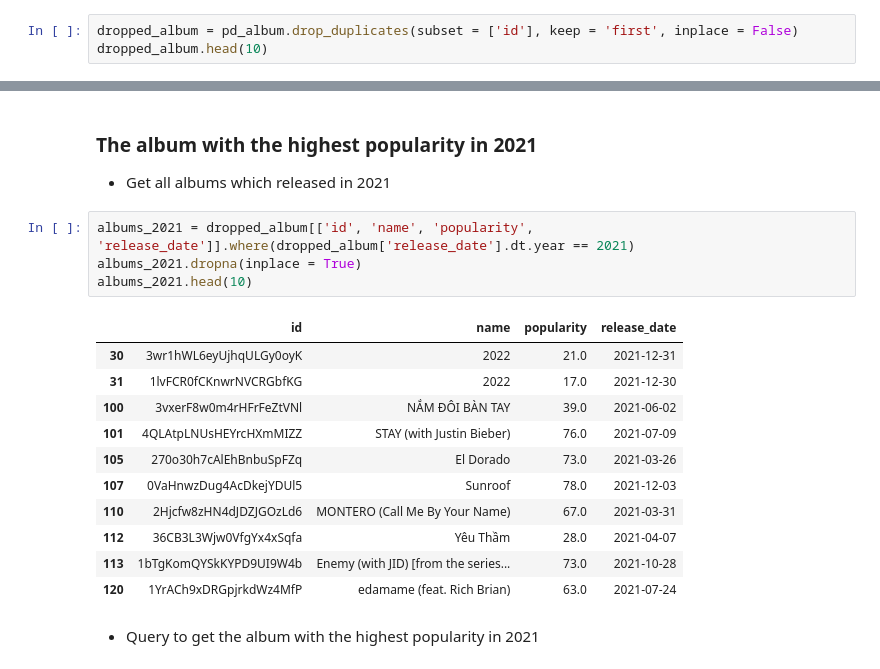
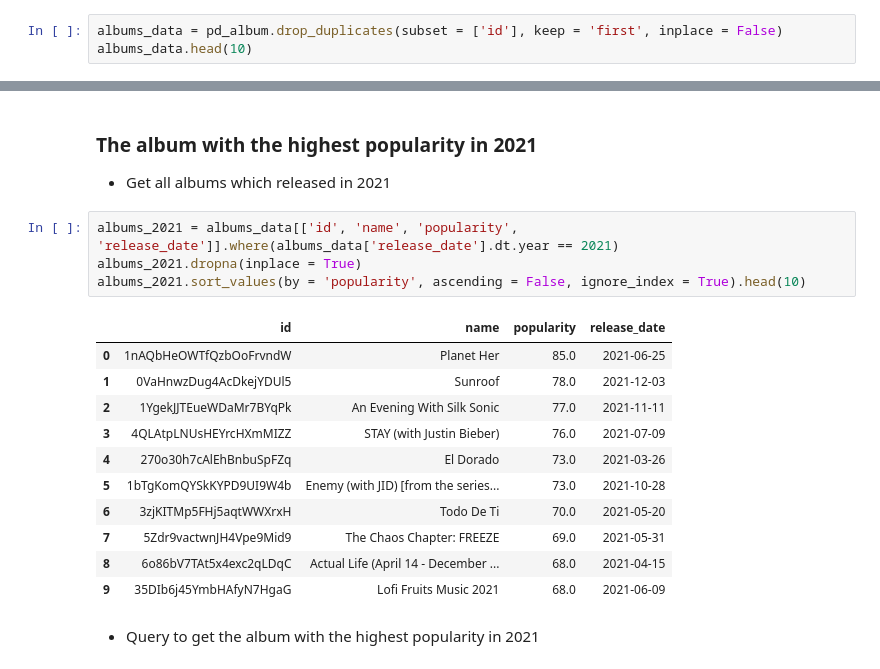
Before and after one commit to quytrungg/Final_Project_CSC14119, a Jupyter notebook: albums_data_exploration.ipynb, the cells around one changed output, grey strips where cells are left out. Drawn from its saved outputs; the diff is of its cells as text.

```diff
--- a/albums_data_exploration.ipynb
+++ b/albums_data_exploration.ipynb
@@ -146,8 +148,8 @@ Ex: 2022-11-20 00:00:00
 # %% [markdown]
 ### <b>Drop duplicated albums</b>
 # %%
-dropped_album = pd_album.drop_duplicates(subset = ['id'], keep = 'first', inplace = False)
-dropped_album.head(10)
+albums_data = pd_album.drop_duplicates(subset = ['id'], keep = 'first', inplace = False)
+albums_data.head(10)
 # %% [output]
 |  | id | name | popularity | available_markets | release_date | total_tracks |
 | 0 | 7lPoGKpCGgdKFAxpudhAH5 | Speak Your Mind (Deluxe) | 72 | 183 | 2018-04-27 | 18 |
@@ -229,21 +231,21 @@ display(albums_2022.loc[(albums_2022['popularity'] >= albums_2022['popularity'].
 ### <b>The album with the highest popularity in 2021</b>
 - Get all albums which released in 2021
 # %%
-albums_2021 = dropped_album[['id', 'name', 'popularity', 'release_date']].where(dropped_album['release_date'].dt.year == 2021)
+albums_2021 = albums_data[['id', 'name', 'popularity', 'release_date']].where(albums_data['release_date'].dt.year == 2021)
 albums_2021.dropna(inplace = True)
-albums_2021.head(10)
+albums_2021.sort_values(by = 'popularity', ascending = False, ignore_index = True).head(10)
 # %% [output]
 |  | id | name | popularity | release_date |
-| 30 | 3wr1hWL6eyUjhqULGy0oyK | 2022 | 21.0 | 2021-12-31 |
-| 31 | 1lvFCR0fCKnwrNVCRGbfKG | 2022 | 17.0 | 2021-12-30 |
-| 100 | 3vxerF8w0m4rHFrFeZtVNl | NẮM ĐÔI BÀN TAY | 39.0 | 2021-06-02 |
-| 101 | 4QLAtpLNUsHEYrcHXmMIZZ | STAY (with Justin Bieber) | 76.0 | 2021-07-09 |
-| 105 | 270o30h7cAlEhBnbuSpFZq | El Dorado | 73.0 | 2021-03-26 |
-| 107 | 0VaHnwzDug4AcDkejYDUl5 | Sunroof | 78.0 | 2021-12-03 |
-| 110 | 2Hjcfw8zHN4dJDZJGOzLd6 | MONTERO (Call Me By Your Name) | 67.0 | 2021-03-31 |
-| 112 | 36CB3L3Wjw0VfgYx4xSqfa | Yêu Thầm | 28.0 | 2021-04-07 |
-| 113 | 1bTgKomQYSkKYPD9UI9W4b | Enemy (with JID) [from the series... | 73.0 | 2021-10-28 |
-| 120 | 1YrACh9xDRGpjrkdWz4MfP | edamame (feat. Rich Brian) | 63.0 | 2021-07-24 |
+| 0 | 1nAQbHeOWTfQzbOoFrvndW | Planet Her | 85.0 | 2021-06-25 |
+| 1 | 0VaHnwzDug4AcDkejYDUl5 | Sunroof | 78.0 | 2021-12-03 |
+| 2 | 1YgekJJTEueWDaMr7BYqPk | An Evening With Silk Sonic | 77.0 | 2021-11-11 |
+| 3 | 4QLAtpLNUsHEYrcHXmMIZZ | STAY (with Justin Bieber) | 76.0 | 2021-07-09 |
+| 4 | 270o30h7cAlEhBnbuSpFZq | El Dorado | 73.0 | 2021-03-26 |
+| 5 | 1bTgKomQYSkKYPD9UI9W4b | Enemy (with JID) [from the series... | 73.0 | 2021-10-28 |
+| 6 | 3zjKITMp5FHj5aqtWWXrxH | Todo De Ti | 70.0 | 2021-05-20 |
+| 7 | 5Zdr9vactwnJH4Vpe9Mid9 | The Chaos Chapter: FREEZE | 69.0 | 2021-05-31 |
+| 8 | 6o86bV7TAt5x4exc2qLDqC | Actual Life (April 14 - December ... | 68.0 | 2021-04-15 |
+| 9 | 35DIb6j45YmbHAfyN7HgaG | Lofi Fruits Music 2021 | 68.0 | 2021-06-09 |
 # %% [markdown]
 - Query to get the album with the highest popularity in 2021
 # %%
```
Also changed, not shown: parts of 10 cells of this notebook.
